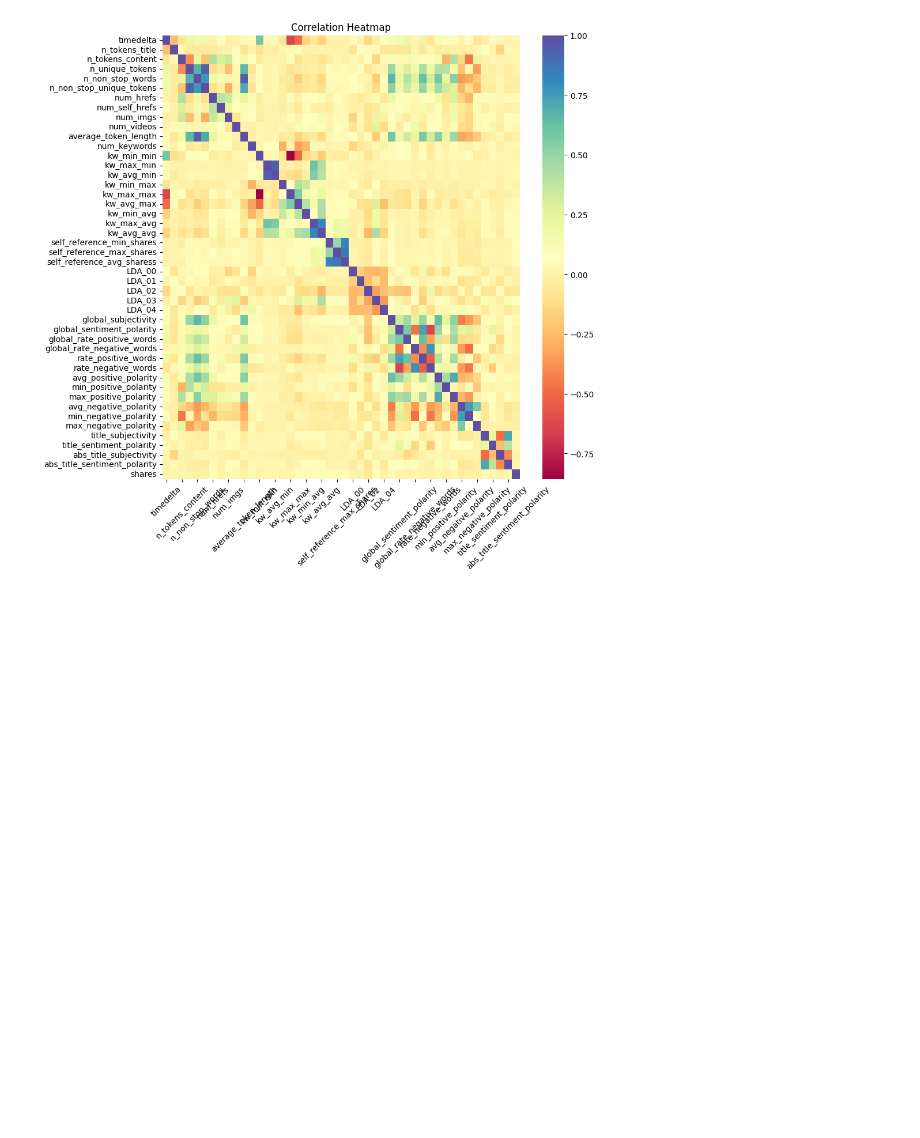
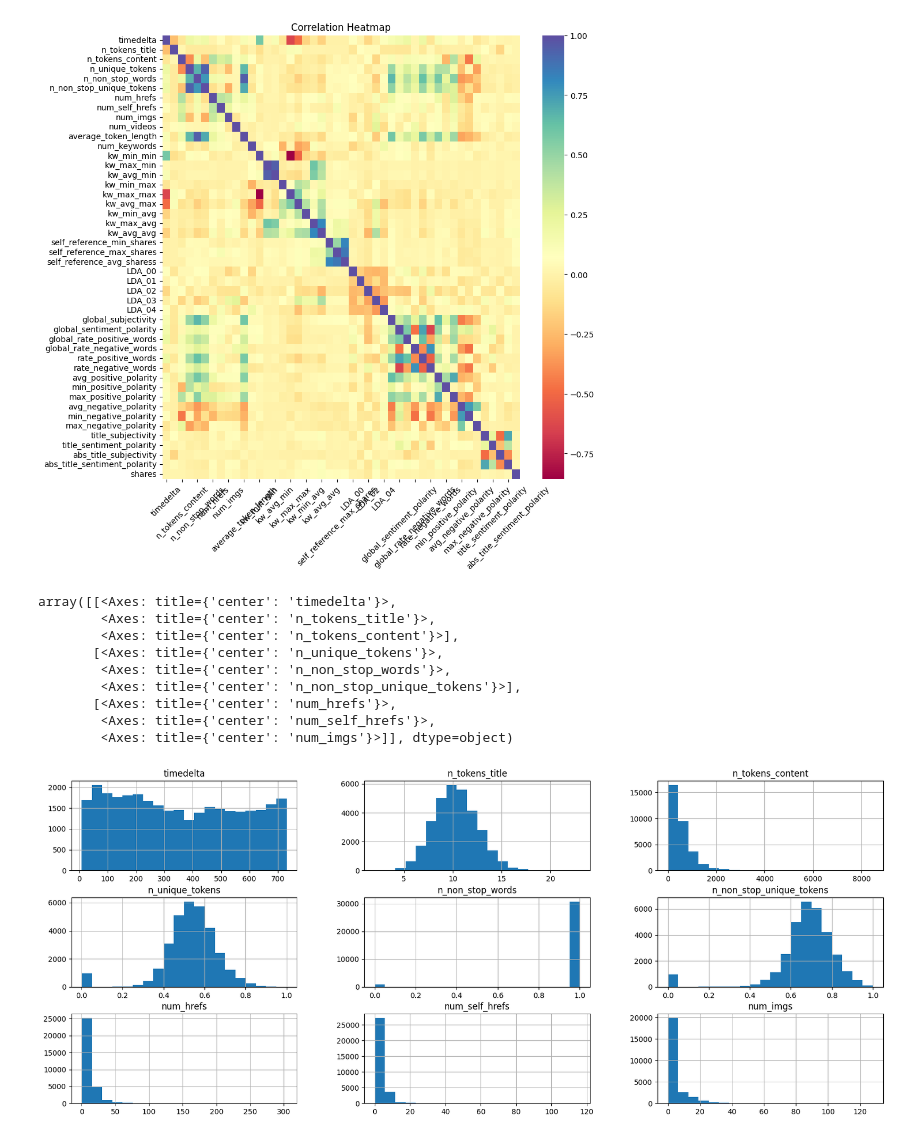
Before and after one commit to Mattizza/DSL-Online-News-Popularity, a Jupyter notebook: data/summer_project_dataset/DSL_news.ipynb, the cells around one changed output. Cells and saved outputs as stored; diff of their text form; code cells hidden in the pictures; blank space fills up the shorter version.

Commit message:
Started EDA, checked dtypes

```diff
--- a/data/summer_project_dataset/DSL_news.ipynb
+++ b/data/summer_project_dataset/DSL_news.ipynb
@@ -91,15 +91,20 @@ pd.set_option('display.max_rows', 20)
 #\-- DATASET LOADING AND PREPROCESSING --/#
 # Here we can optionally specify the names of the features and their type; warmly suggested.
 # cols_names = ['']
+# some variables are stored as float, but they are actually int. Two reasons why:
+#       -) nan values are considered as float --> first estimate them and then change the data type.
+#       -) there are inconsistencies, especially in kw_max_min where some int values are float instead.
+# for the moment just let's store everything as float, but further inspections are needed.
+
 data_types = {
-              'url' : str, 'timedelta' : int, 'shares' : float, 'data_channel' : str, 'weekday' : str,
+              'url' : str, 'timedelta' : int, 'shares' : int, 'data_channel' : str, 'weekday' : str,
 
-              'n_tokens_title'          : float, 'n_tokens_content'       : float, 'n_unique_tokens' : float, 'n_non_stop_words' : float,
+              'n_tokens_title'          : int, 'n_tokens_content'       : int, 'n_unique_tokens' : float, 'n_non_stop_words' : float,
               'n_non_stop_unique_tokens': float, 'average_token_length' : float,
 
-              'num_hrefs' : float, 'num_self_hrefs' : float, 'num_imgs' : float, 'num_videos' : float,
+              'num_hrefs' : int, 'num_self_hrefs' : int, 'num_imgs' : float, 'num_videos' : float,
 
-              'kw_min_min' : float, 'kw_max_min'   : float, 'kw_avg_min'   : float, 'kw_min_max' : int, 'kw_max_max'     : float,
+              'kw_min_min' : float, 'kw_max_min' : float, 'kw_avg_min' : float, 'kw_min_max' : float, 'kw_max_max'   : float,
               'kw_avg_max' : float, 'kw_min_avg' : float, 'kw_max_avg' : float, 'kw_avg_avg' : float, 'num_keywords' : float,
 
               'self_reference_min_shares' : float, 'self_reference_max_shares' : float, 'self_reference_avg_sharess' : float,
@@ -120,9 +125,12 @@ data_types = {
 data = pd.read_csv(file_PATH + r'/development.csv',
                    usecols = lambda column: column != 'id', dtype = data_types)
 # data.info(), data.describe()
-
+# data = pd.read_csv(file_PATH + r'/development.csv',
+ #                    usecols = lambda column: column != 'id')
 # data.dtypes
 data
+# TODO: TURN WEEKDAY INTO NUMBERS! One-hot encoding or something ordinal?
+
 # ////////////////////////////////////////////////////////////////////////////////////////////////////////////////////////////////////////////
 
 # We select only the columns that are filled with float64. We do this because in this branch we are doing no preprocessing.
@@ -222,3 +238,30 @@ plt.yticks(rotation=0)   # Rotate y-axis labels for better readability
 plt.show()
 # %% [output]
 [figure]
+# %%
+data.iloc[:, 0: 10].hist(bins = 20)
+
+# 0:10 columns:
+# timedelta                <-- close to UNIFORM
+# n_tokens_title           <-- close to NORMAL
+# n_tokens_content s       <-- skewed, OUTLIERS
+# n_unique_tokens          <-- close to NORMAL
+# n_non_stop_words         <-- BINARY 0-1
+# n_non_stop_unique_tokens <-- close to NORMAL, check strange values close to zero
+# num_hrefs                <-- skewed, OUTLIERS
+# num_self_hrefs           <-- skewed, OUTLIERS
+# num_imgs                 <-- skewed, OUTLIERS
+
+# SUMMARY
+# Lot of OUTLIERS, it should be possible to STANDARDIZE (all close to NORMAL) and apply the LOGARITHM (close to LOGNORMAL).
+# %% [output]
+array([[<Axes: title={'center': 'timedelta'}>,
+        <Axes: title={'center': 'n_tokens_title'}>,
+        <Axes: title={'center': 'n_tokens_content'}>],
+       [<Axes: title={'center': 'n_unique_tokens'}>,
+        <Axes: title={'center': 'n_non_stop_words'}>,
+        <Axes: title={'center': 'n_non_stop_unique_tokens'}>],
+       [<Axes: title={'center': 'num_hrefs'}>,
+        <Axes: title={'center': 'num_self_hrefs'}>,
+        <Axes: title={'center': 'num_imgs'}>]], dtype=object)
+[figure, added]
```
Also changed, not shown: parts of 7 cells of this notebook.
